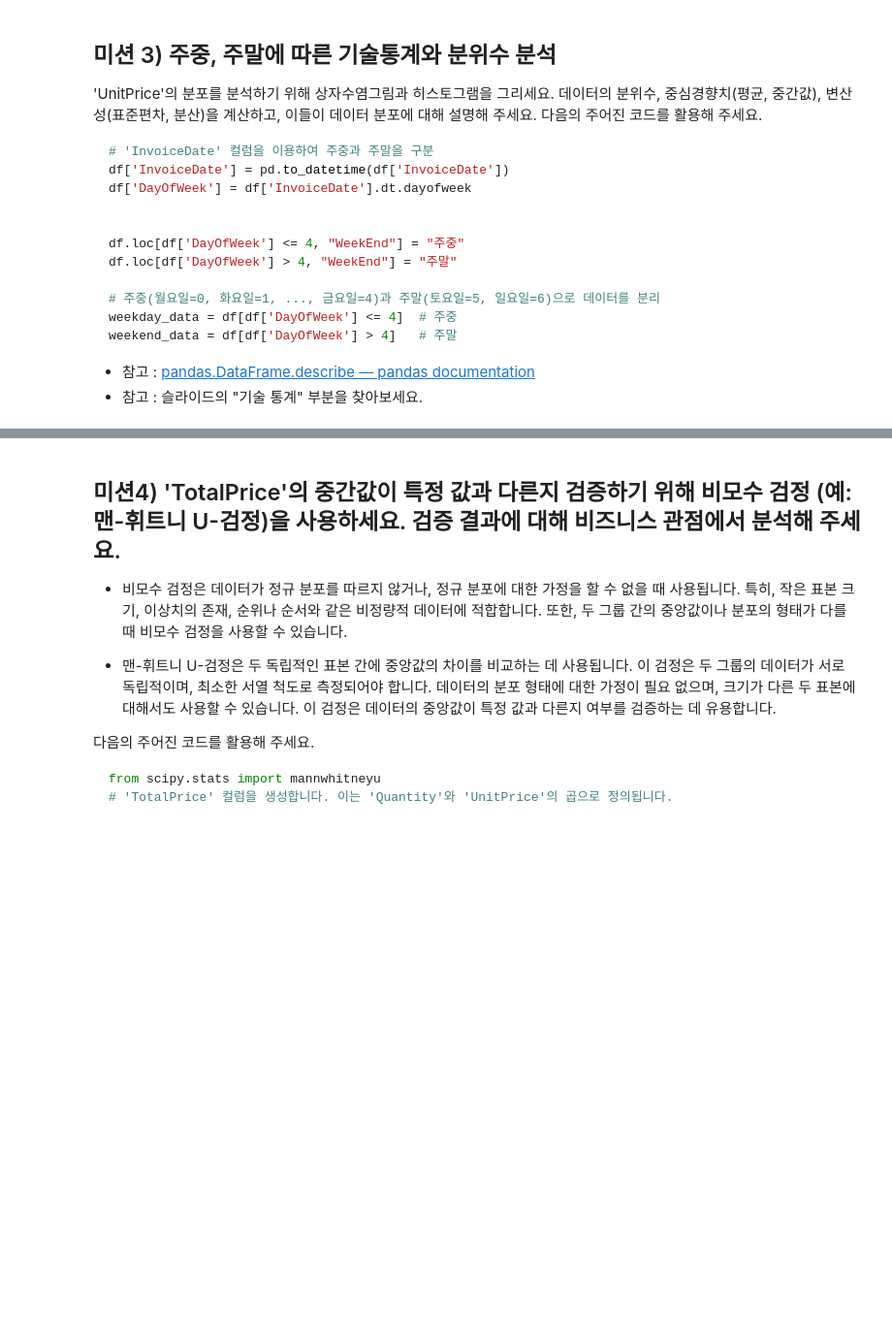
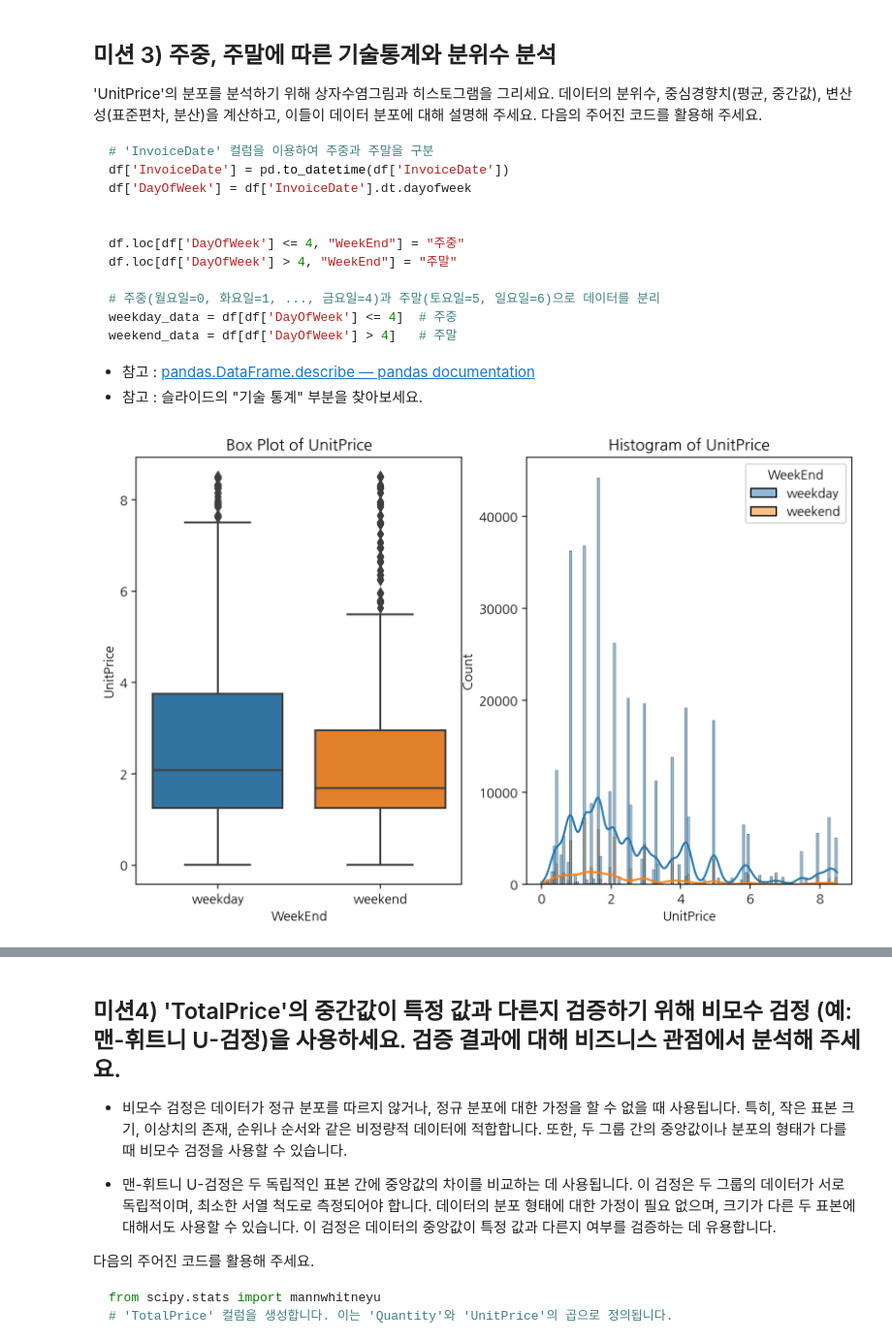
Before and after one commit to Gyu-Ri-Park/aiffel_quest, a Jupyter notebook: quest/240130_online_retail.ipynb, the cells around one changed output, grey strips where cells are left out. Shown at 97% size. Cells and saved outputs as stored; diff of their text form; code cells hidden in the pictures; blank space fills up the shorter version.

```diff
--- a/quest/240130_online_retail.ipynb
+++ b/quest/240130_online_retail.ipynb
@@ -222,16 +258,18 @@ df.loc[df['DayOfWeek'] > 4, "WeekEnd"] = "weekend"
 weekday_data = df[df['DayOfWeek'] <= 4]  # 주중
 weekend_data = df[df['DayOfWeek'] > 4]   # 주말
 # %%
-# # 상자수염그림과 히스토그램 그리기
-# plt.figure(figsize=(12, 6))
-# plt.subplot(1, 2, 1)
-# sns.boxplot(x='WeekEnd', y='UnitPrice', data=df)
-# plt.title('Box Plot of UnitPrice')
+# 상자수염그림과 히스토그램 그리기
+plt.figure(figsize=(10, 6))
+plt.subplot(1, 2, 1)
+sns.boxplot(x='WeekEnd', y='UnitPrice', data=df)
+plt.title('Box Plot of UnitPrice')
 
-# plt.subplot(1, 2, 2)
-# sns.histplot(data=df, x='UnitPrice', hue='WeekEnd', kde=True)
-# plt.title('Histogram of UnitPrice')
-# plt.show()
+plt.subplot(1, 2, 2)
+sns.histplot(data=df, x='UnitPrice', hue='WeekEnd', kde=True)
+plt.title('Histogram of UnitPrice')
+plt.show()
+# %% [output]
+[figure, added]
 # %%
 # 기술통계 계산
 description = df.groupby('WeekEnd')['UnitPrice'].describe()
```
Also changed, not shown: parts of 27 cells of this notebook.
